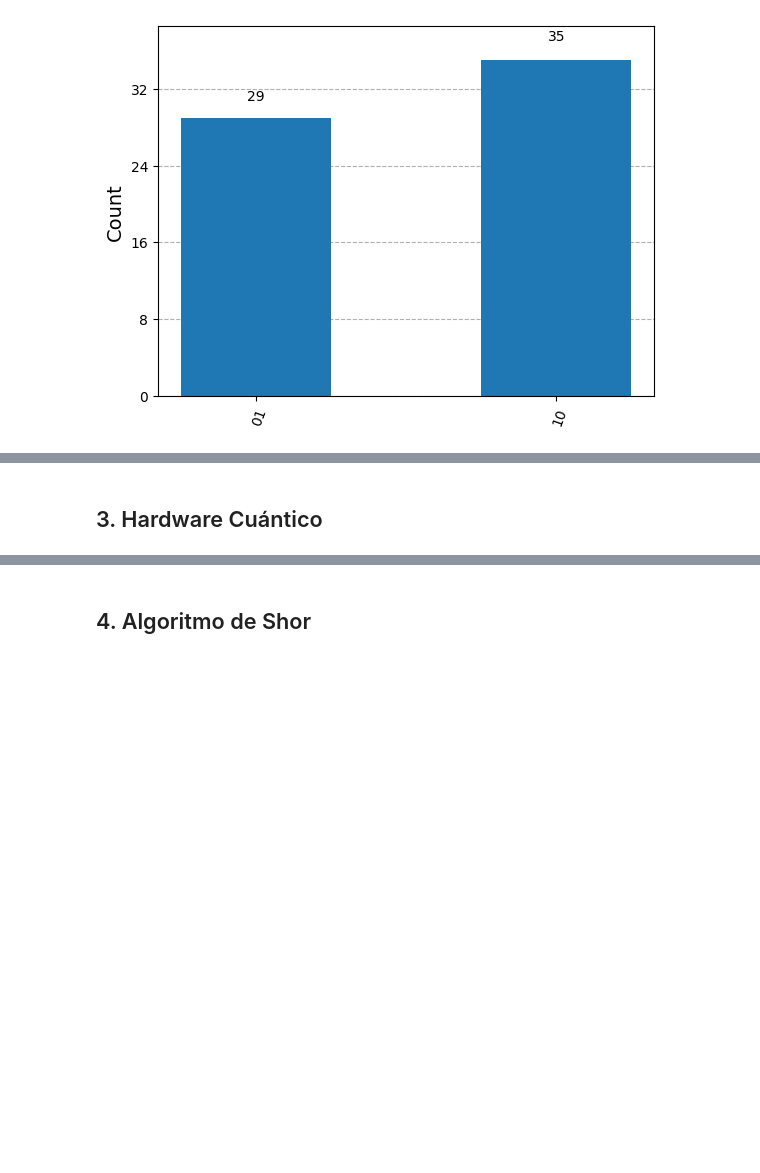
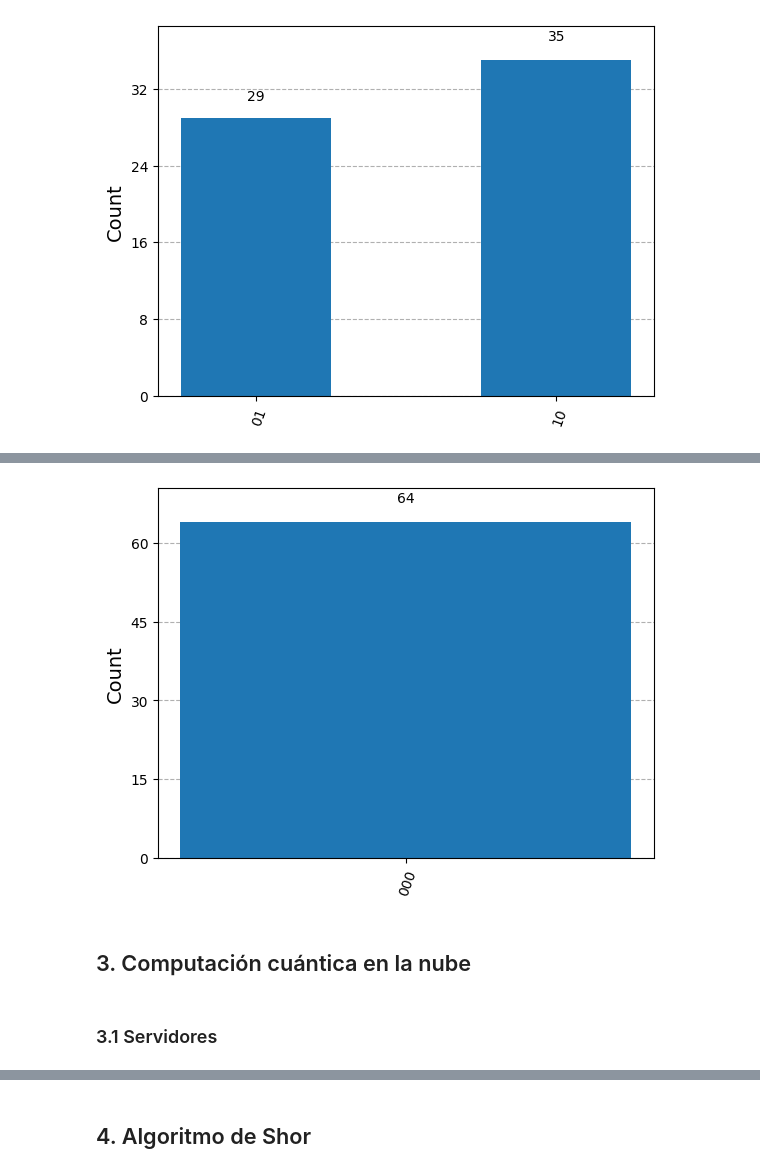
Before and after one commit to AlbertoJOR/tutorialQiskit, a Jupyter notebook: tutorial.ipynb, the cells around one changed output, grey strips where cells are left out. Cells and saved outputs as stored; diff of their text form; code cells hidden in the pictures; blank space fills up the shorter version.

```diff
--- a/tutorial.ipynb
+++ b/tutorial.ipynb
@@ -117,5 +137,15 @@ plot_histogram(counts)
+# %%
+qc.measure_all()
+simulator = AerSimulator()
+result = simulator.run(qc, shots = 64).result()
+counts = result.get_counts(0)
+plot_histogram(counts)
+# %% [output]
+[figure, added]
+# %% [markdown]
+## 3. Computación cuántica en la nube
 # %% [markdown]
-## 3. Hardware Cuántico
+### 3.1 Servidores
 # %%
 provider = IBMProvider()
 print("Nombre del sistema           Número de Qubits")
```
Also changed, not shown: parts of 13 cells of this notebook.
